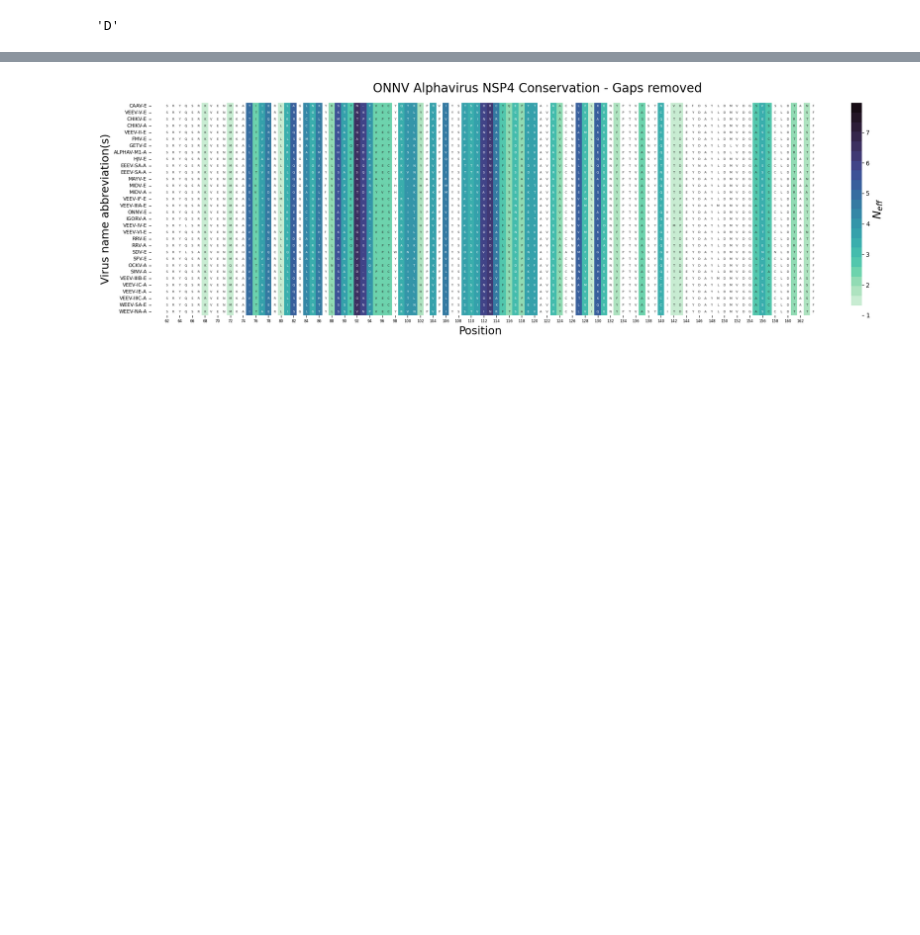
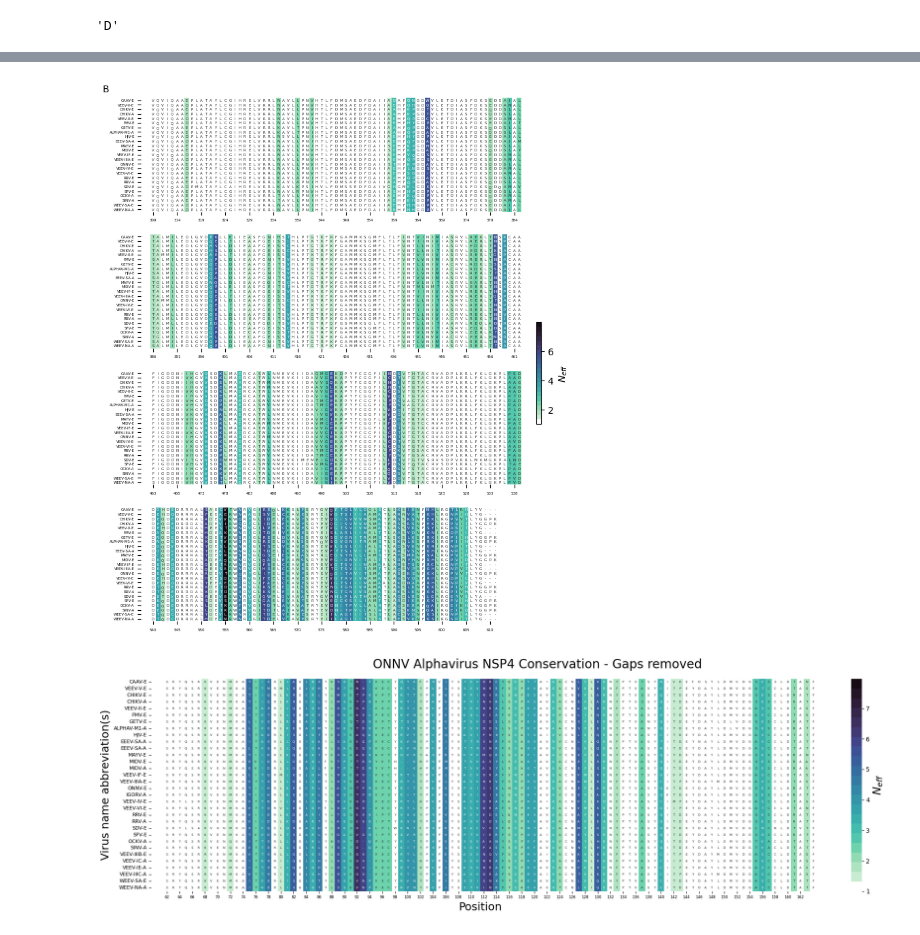
Before and after one commit to ziul-bio/alpnsp, a Jupyter notebook: alphavirus_nsP4_seq_conservation.ipynb, the cells around one changed output, grey strips where cells are left out. Cells and saved outputs as stored; diff of their text form; code cells hidden in the pictures; blank space fills up the shorter version.

```diff
--- a/alphavirus_nsP4_seq_conservation.ipynb
+++ b/alphavirus_nsP4_seq_conservation.ipynb
@@ -848,3 +966,49 @@ plt.show()
+# %%
+# Version 3
+num_rows = 4
+#fig, ax = plt.subplots(num_rows, 1, sharex=False, sharey=True, figsize=(7.5, 20), constrained_layout=True)
+fig, ax = plt.subplots(num_rows, 1, sharex=False, sharey=True, figsize=(7.5, 10))
+
+min_val = np.min(nsp4_mtx_val.values)
+max_val = np.max(nsp4_mtx_val.values)
+
+# rename columns of the alignemt to avoid inconsistence on the plot sizes, due the gap removed.
+nsp4_mtx_annot_sites.columns = list(range(1, 612))
+nsp4_mtx_val.columns = list(range(1, 612))
+
+
+###############  subplots ##############
+step = 77
+start = 309
+stop = 611
+
+for i in range(0, num_rows):
+    st = start
+    sp = start + (step-1)
+    start = sp + 1
+    if st < stop:
+        sns.heatmap(
+            nsp4_mtx_val.loc[:, st:sp], cmap=custom_palette, annot=nsp4_mtx_annot_sites.loc[:, st:sp], fmt='',
+            annot_kws={'size':4}, cbar=False, ax=ax[i], vmin=min_val, vmax=max_val)
+
+        labels = nsp4_mtx_annot_sites.loc[:,st:sp].columns
+        locations = np.arange(0, len(labels)) + 0.5
+
+        ax[i].set_xticks(locations[::5], labels[::5], size=4, rotation=0)
+        ax[i].set_yticks(y_label_idx, y_labels, size=4, rotation=0)
+        ax[i].set_xlim(-2, 80)
+
+##Figure text elements
+cbar_ax = fig.add_axes([0.9, 0.4, 0.01, 0.15]) #(from leeft, from bottom, width, height)
+fig.colorbar(ax[0].collections[0], cax=cbar_ax, location="right", shrink=0.005, fraction=0.05, label='$N_{eff}$')
+
+# Add label 'A' on the top left of the figure
+fig.text(0.05, 0.9, 'B', ha='left', va='top', fontsize=10)
+
+plt.savefig('results/nsP4/heatmaps_alphavirus_neff_B.png', dpi=400, bbox_inches='tight')
+plt.show()
+# %% [output]
+[figure, added]
 # %%
 plt.figure(figsize=(20, 6))
 
```
Also changed, not shown: parts of 14 cells of this notebook, 1 other file.
